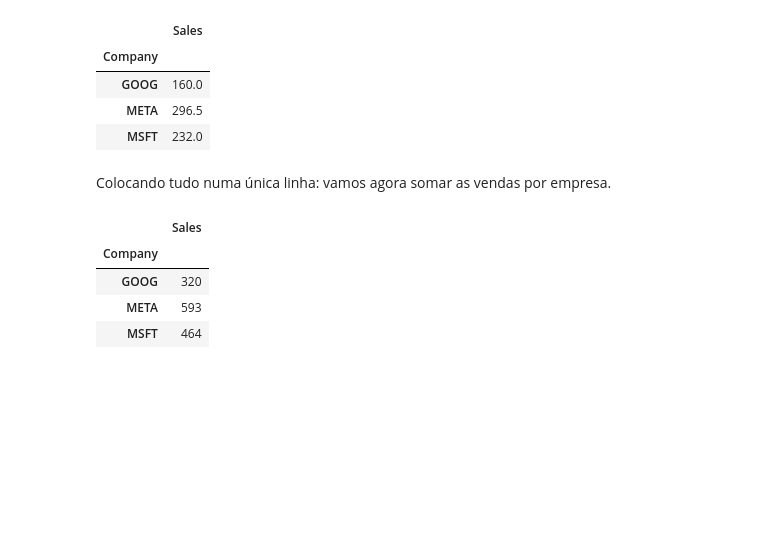
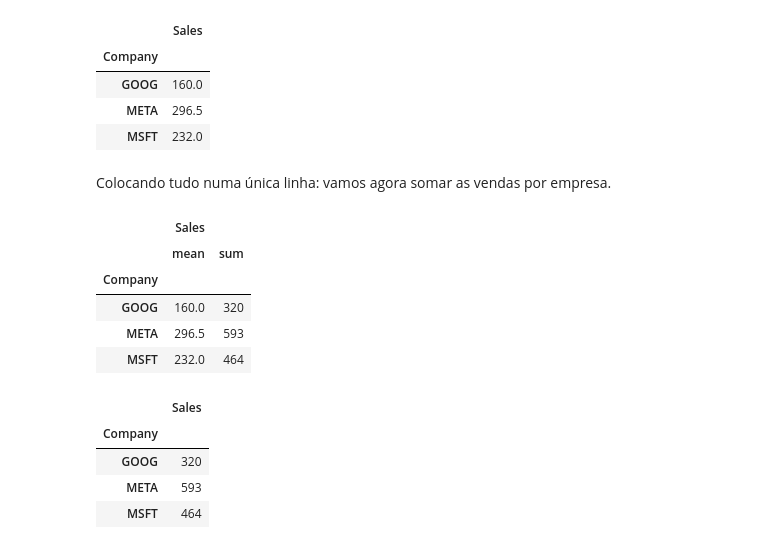
Before and after one commit to meloluvert/xmac02-analise-dados, a Jupyter notebook: Aula11-crosstab.ipynb, the cells around one changed output. Cells and saved outputs as stored; diff of their text form; code cells hidden in the pictures; blank space fills up the shorter version.

```diff
--- a/Aula11-crosstab.ipynb
+++ b/Aula11-crosstab.ipynb
@@ -258,6 +273,15 @@ by_company[['Sales']].mean()
 | MSFT | 232.0 |
 # %% [markdown]
 Colocando tudo numa única linha: vamos agora somar as vendas por empresa.
+# %%
+df.groupby("Company").agg({"Sales": ["mean", "sum"]})
+# %% [output]
+|  | Sales |  |
+|  | mean | sum |
+| Company |  |  |
+| GOOG | 160.0 | 320 |
+| META | 296.5 | 593 |
+| MSFT | 232.0 | 464 |
 # %%
 df.groupby('Company')[['Sales']].sum()
 # %% [output]
```
Also changed, not shown: parts of 5 cells of this notebook, 14 other files.
